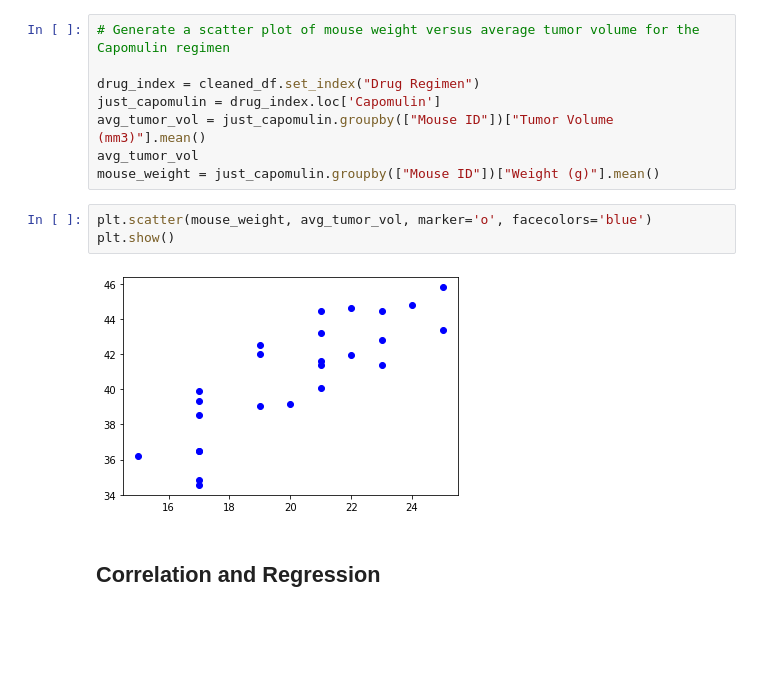
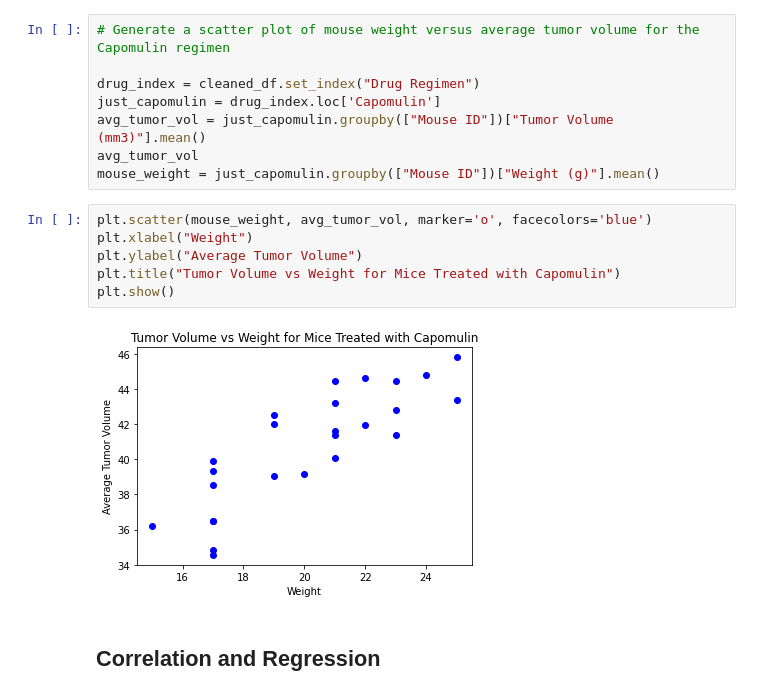
Before and after one commit to Shayoconnell7/pymaceuticals_challenge, a Jupyter notebook: pymaceuticals_challenge.ipynb, the cells around one changed output. Saved outputs shown, nothing was run; the diff lists cells and outputs as text; blank space fills up the shorter version.

Commit message:
cleaned up scatter plot

```diff
--- a/pymaceuticals_challenge.ipynb
+++ b/pymaceuticals_challenge.ipynb
@@ -365,9 +365,12 @@ avg_tumor_vol
 mouse_weight = just_capomulin.groupby(["Mouse ID"])["Weight (g)"].mean()
 # %%
 plt.scatter(mouse_weight, avg_tumor_vol, marker='o', facecolors='blue')
+plt.xlabel("Weight")
+plt.ylabel("Average Tumor Volume")
+plt.title("Tumor Volume vs Weight for Mice Treated with Capomulin")
 plt.show()
 # %% [output]
-[figure, old version]
+[figure, new version]
 # %% [markdown]
 ## Correlation and Regression
 # %%
```
